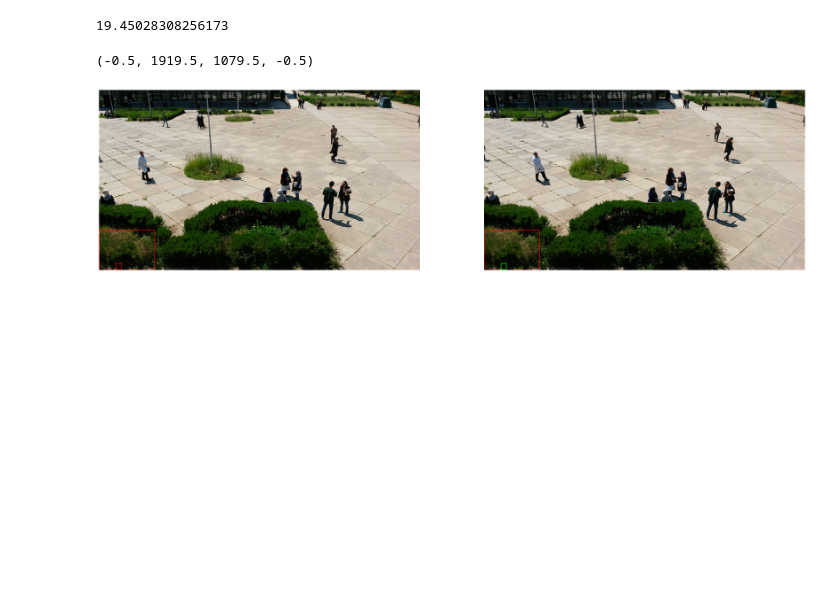
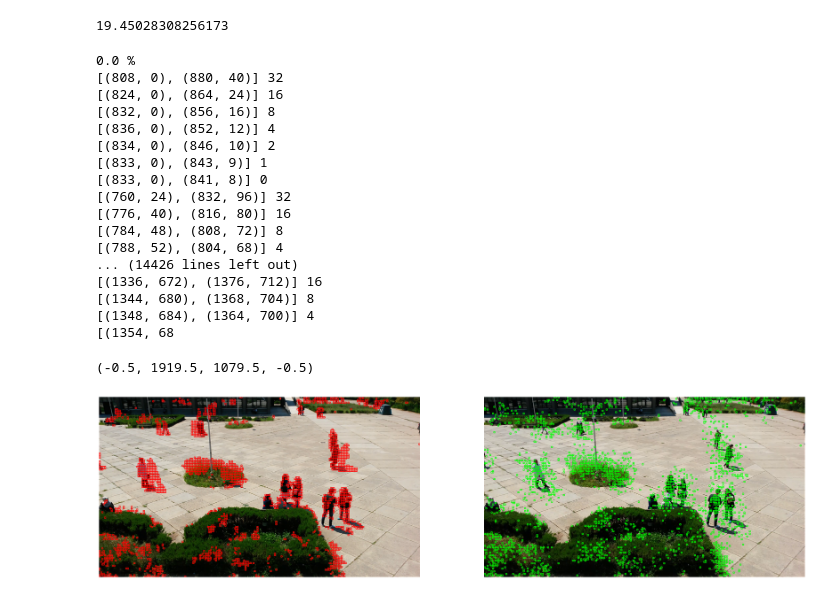
Before and after one commit to segganeadel/USTHB-Projects, a Jupyter notebook: M1/multimedia/movement-detection/box1.ipynb, the cells around one changed output. Saved outputs shown, nothing was run; the diff lists cells and outputs as text; code cells hidden in the pictures; blank space fills up the shorter version.

```diff
--- a/M1/multimedia/movement-detection/box1.ipynb
+++ b/M1/multimedia/movement-detection/box1.ipynb
@@ -9,6 +9,21 @@ def MSE(block1, block2):
     #return np.sum((block1.astype("float") - block2.astype("float")) ** 2) / float(block1.shape[0] * block1.shape[1])
 
 def search(bloc1,searchBox,searchImg,bloc_width,bloc_height):
+    mse = +inf
+    limitX = (searchBox[1][0] - bloc_width) + 1
+    limitY = (searchBox[1][1] - bloc_height)+ 1
+    box2_coordinates = None
+
+    for y in range(searchBox[0][1],limitY):
+        for x in range(searchBox[0][0],limitX):
+                bloc2 = searchImg[y:y+bloc_height,x:x+bloc_width]
+                temp = MSE(bloc1,bloc2)
+                if temp < mse:
+                    mse = temp
+                    box2_coordinates=[(x,y),(x+bloc_width,y+bloc_height)]
+    return box2_coordinates
+
+def spiral_search(bloc1,searchBox,searchImg,bloc_width,bloc_height):
     mse = +inf
     limitX = (searchBox[1][0] - bloc_width) + 1
     limitY = (searchBox[1][1] - bloc_height)+ 1
@@ -82,7 +97,7 @@ def draw_redBox(img,coordinates):
     else:
         print("No coordinates")
 # %%
-bloc_width,bloc_height = 32,38
+bloc_width,bloc_height = 8,8
 seuil = 50
 
 
@@ -112,7 +127,7 @@ print(MSE(Yimg1,Yimg2))
 # %%
 limitX = width - (width % bloc_height)
 limitY = height- (height % bloc_height)
-"""
+
 for y in range (0,limitY,bloc_height):
     print((y/limitY)*100,"%")
     for x in range(0,limitX,bloc_width):
@@ -126,35 +141,52 @@ for y in range (0,limitY,bloc_height):
         box2_coordinates=[(x,y),(x+bloc_width,y+bloc_height)]
         if seuil < MSE(bloc1,bloc2):
             coordinates = [(topLeftX,topLeftY),(bottomRightX,bottomRightY)]
             draw_redBox(img1,coordinates)
             searchBox = get_searchBox(coordinates,width,height,span)
-            greenBox = search(bloc1,searchBox,Yimg2,bloc_width,bloc_height)
-            #greenBox = binarySearch(bloc1,searchBox,Yimg2,bloc_width,bloc_height,width,height,span//2)
+            #greenBox = search(bloc1,searchBox,Yimg2,bloc_width,bloc_height)
+            greenBox = binarySearch(bloc1,searchBox,Yimg2,bloc_width,bloc_height,width,height,span//2)
             draw_greenBox(img2,greenBox)
 """
 x,y=100,1040
 coordinates = [(x,y),(x+bloc_width,y+bloc_height)]
 bloc1 = Yimg1[y:y+bloc_height,x:x+bloc_width]
 draw_redBox(img1,coordinates)
 searchBox = get_searchBox(coordinates,width,height,span)
 draw_redBox(img2,searchBox)
 draw_redBox(img1,searchBox)
 greenBox = search(bloc1,searchBox,Yimg2,bloc_width,bloc_height)
 #greenBox = binarySearch(bloc1,searchBox,Yimg2,bloc_width,bloc_height,width,height,span//2)
 draw_greenBox(img2,greenBox)
-
+"""
 rows = 1
 columns = 2
 
 fig = plt.figure(figsize = (30,20))
 
 fig.add_subplot(rows, columns, 1)
 plt.imshow(cv2.cvtColor(img1, cv2.COLOR_BGR2RGB))
 plt.axis('off')
 
 fig.add_subplot(rows, columns, 2)
 plt.imshow(cv2.cvtColor(img2, cv2.COLOR_BGR2RGB))
 plt.axis('off')
 # %% [output]
-(-0.5, 1919.5, 1079.5, -0.5)
+0.0 %
+[(808, 0), (880, 40)] 32
+[(824, 0), (864, 24)] 16
+[(832, 0), (856, 16)] 8
+[(836, 0), (852, 12)] 4
+[(834, 0), (846, 10)] 2
+[(833, 0), (843, 9)] 1
+[(833, 0), (841, 8)] 0
+[(760, 24), (832, 96)] 32
+[(776, 40), (816, 80)] 16
+[(784, 48), (808, 72)] 8
+[(788, 52), (804, 68)] 4
+... (14426 lines left out)
+[(1336, 672), (1376, 712)] 16
+[(1344, 680), (1368, 704)] 8
+[(1348, 684), (1364, 700)] 4
+[(1354, 68
+(-0.5, 1919.5, 1079.5, -0.5)
-[figure, old version]
+[figure, new version]
```
Also changed, not shown: 16 other files.
